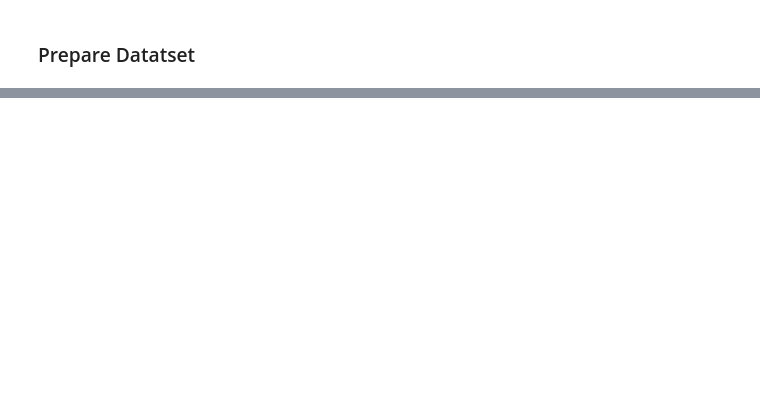
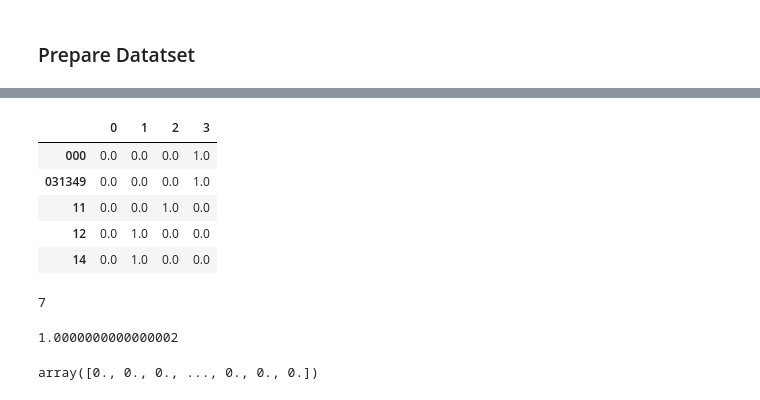
Before and after one commit to iamr0b0tx/topic_modeler, a Jupyter notebook: topic_modeler.ipynb, the cells around one changed output, grey strips where cells are left out. Saved outputs shown, nothing was run; the diff lists cells and outputs as text; code cells hidden in the pictures; blank space fills up the shorter version.

Commit message:
observing cluster influence closely

```diff
--- a/topic_modeler.ipynb
+++ b/topic_modeler.ipynb
@@ -221,0 +168,21 @@ wdf_test = pd.DataFrame(test_doc_vectors, columns=vocabulary)
+# %%
+n_clusters = 4
+
+wdf_train_prime = wdf_train.copy()
+wdf_test_prime = wdf_test.copy()
+
+# cluster the topics
+kmeans = KMeans(n_clusters=n_clusters, random_state=0).fit(wdf_train_prime)
+print("wdf_train, kmeans_inertia = ", kmeans.inertia_)
+
+clusters = []
+categories_prime = list(range(n_clusters))
+
+y_train_prime = kmeans.predict(wdf_train_prime)
+y_test_prime = kmeans.predict(wdf_test_prime)
+
+for ii in range(n_clusters):
+    clusters.append(Counter(y_train[y_train_prime == ii]))
+    print(clusters[-1])
+
+print()
@@ -221,0 +205,17 @@ wdf_test = pd.DataFrame(test_doc_vectors, columns=vocabulary)
+# %%
+# the word topic distr
+wdt_train = wdf_train_prime.copy()
+wdt_test = wdf_test_prime.copy()
+
+wdt_test["__labels__"] = y_test_prime
+wdt_train["__labels__"] = y_train_prime
+
+word_doc_count = wdf_train_prime.sum(0)
+topic_doc_count = pd.DataFrame(Counter(y_train_prime), index=[0]).T[0]
+word_topic_pr_distr = pd.DataFrame(data=0.0, columns=categories_prime, index=vocabulary)
+
+for category in tqdm(categories_prime):
+    pxy = wdf_train_prime[wdt_train["__labels__"] == category].sum(0) / topic_doc_count[category]
+    word_topic_pr_distr[category] = pxy * (topic_doc_count[category] / word_doc_count)
+
+print(f"word_topic_pr_distr shape = {word_topic_pr_distr.shape}")
@@ -221,0 +244,9 @@ wdf_test = pd.DataFrame(test_doc_vectors, columns=vocabulary)
+# %%
+word_topic_pr_distr.head()
+# %% [output]
+|  | 0 | 1 | 2 | 3 |
+| 000 | 0.0 | 0.0 | 0.0 | 1.0 |
+| 031349 | 0.0 | 0.0 | 0.0 | 1.0 |
+| 11 | 0.0 | 0.0 | 1.0 | 0.0 |
+| 12 | 0.0 | 1.0 | 0.0 | 0.0 |
+| 14 | 0.0 | 1.0 | 0.0 | 0.0 |
@@ -221,0 +265,12 @@ wdf_test = pd.DataFrame(test_doc_vectors, columns=vocabulary)
+# %%
+wdf_train_prime.max().max()
+# %% [output]
+7
+# %%
+word_topic_pr_freq_weight.max()
+# %% [output]
+1.0000000000000002
+# %%
+word_topic_pr_entropy
+# %% [output]
+array([0., 0., 0., ..., 0., 0., 0.])
```
Also changed, not shown: parts of 23 cells of this notebook.
